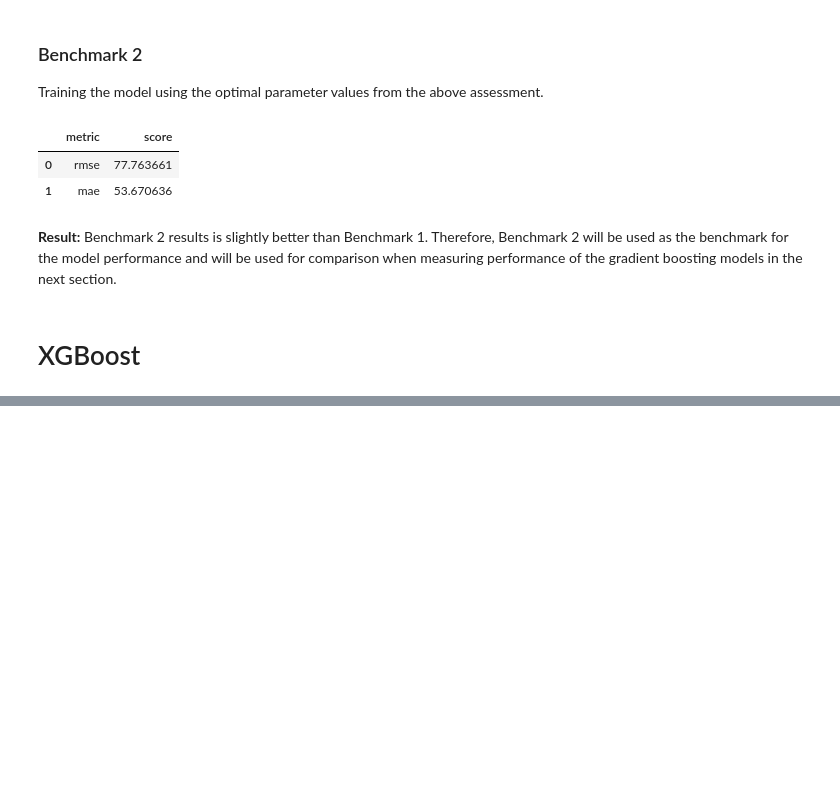
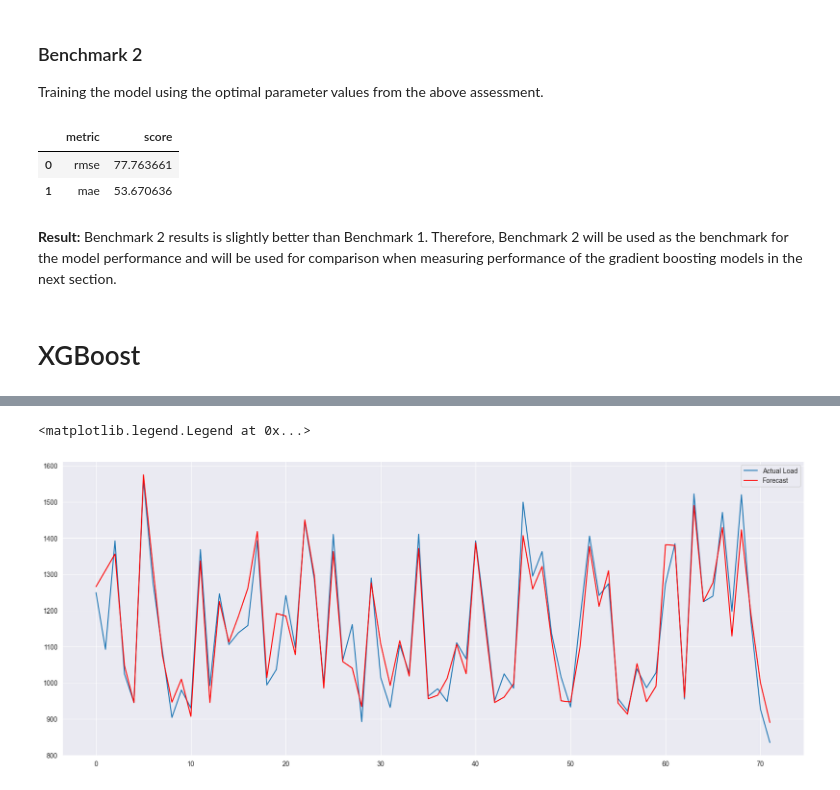
Before and after one commit to kausnz/panama-electricity-load-forecast, a Jupyter notebook: notebook.ipynb, the cells around one changed output, grey strips where cells are left out. Cells and saved outputs as stored; diff of their text form; code cells hidden in the pictures; blank space fills up the shorter version.

```diff
--- a/notebook.ipynb
+++ b/notebook.ipynb
@@ -551,0 +713,3 @@ for key, df_scores in scores.items():
+# %%
+# The above analysis shows min_child_weight=30 gives the best performance.
+chosen_min_child_weight = 30
@@ -551,0 +718,10 @@ for key, df_scores in scores.items():
+# %%
+# Training the model with the chosen values for the parameters
+
+num_boost_round = 200
+
+
+(model, scores) = train_gb_model(eta=chosen_eta,
+                                max_depth=chosen_max_depth,
+                                min_child_weight=chosen_min_child_weight,
+                                num_boost_round=201)
@@ -551,0 +733,17 @@ for key, df_scores in scores.items():
+# %%
+# dv = DictVectorizer(sparse=False)
+test_dicts = df_test.to_dict(orient='records')
+X_test = dv.transform(test_dicts)
+dm_test = xgb.DMatrix(X_test, label=y_test, feature_names=features)
+
+y_test_pred = model.predict(dm_test)
+# %%
+plt.figure(figsize=(20, 8))
+actual = y_test[:72]
+predict = y_test_pred[:72]
+plt.plot(actual.index, list(actual), label='Actual Load')
+plt.plot(actual.index, list(predict), color='red', label='Forecast')
+plt.legend()
+# %% [output]
+<matplotlib.legend.Legend at 0x...>
+[figure, added]
```
Also changed, not shown: parts of 18 cells of this notebook.
